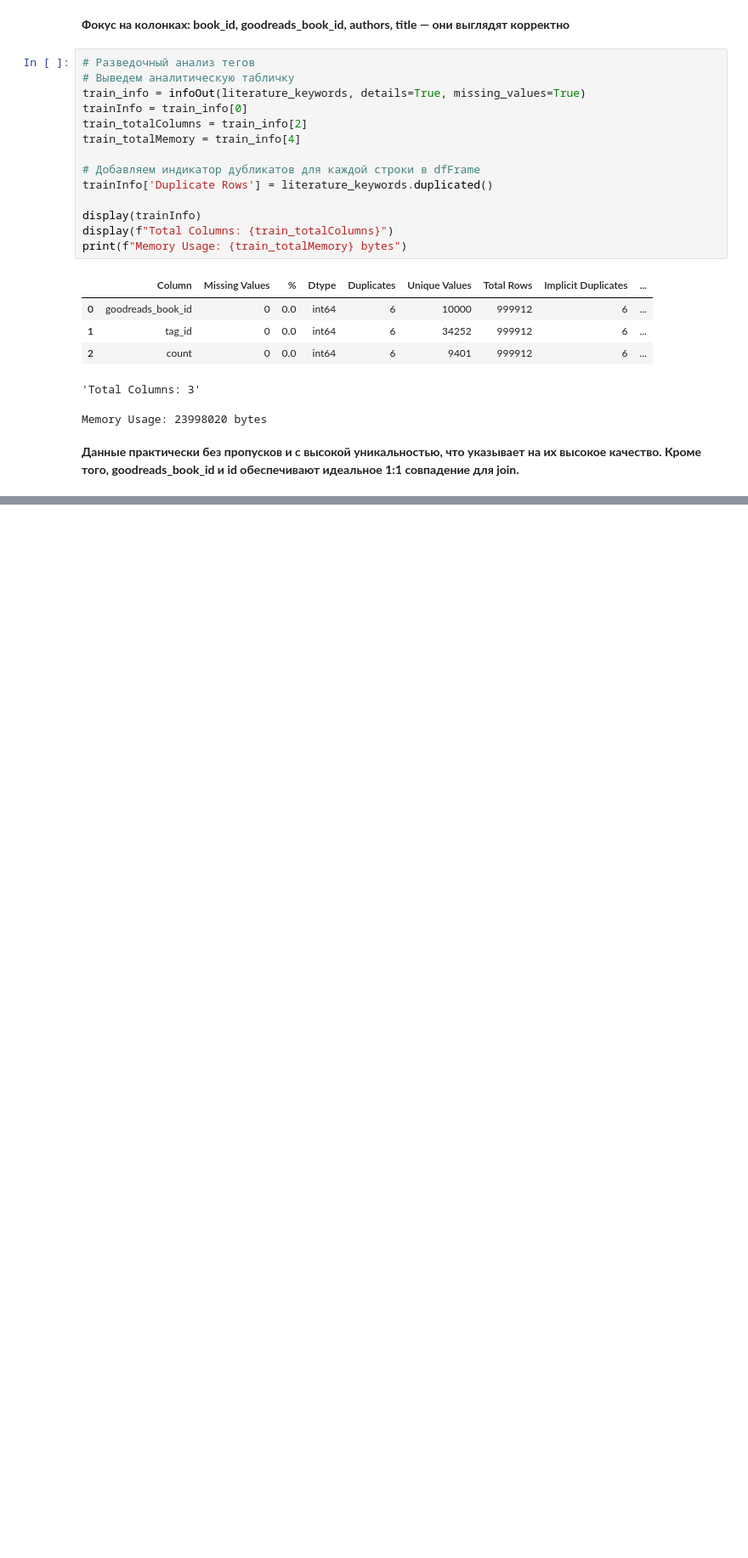
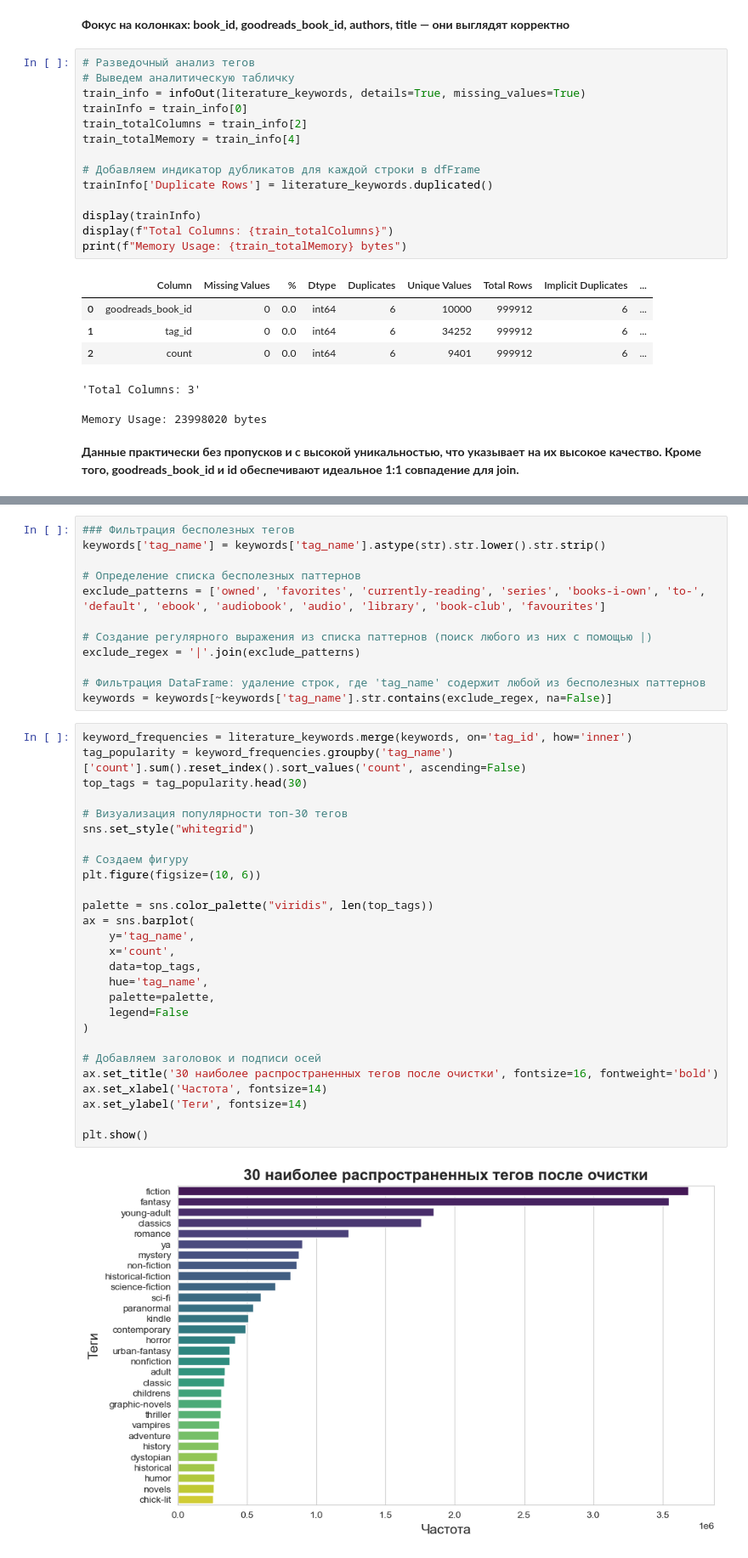
Before and after one commit to dmshipov/home_work_MEPhi, a Jupyter notebook: recommendation_system/HW_1.ipynb, the cells around one changed output, grey strips where cells are left out. Shown: that part at 85% size. Cells and saved outputs as stored; diff of their text form; blank space fills up the shorter version.

```diff
--- a/recommendation_system/HW_1.ipynb
+++ b/recommendation_system/HW_1.ipynb
@@ -281,0 +355,41 @@ Memory Usage: 23998020 bytes
+# %%
+### Фильтрация бесполезных тегов
+keywords['tag_name'] = keywords['tag_name'].astype(str).str.lower().str.strip()
+
+# Определение списка бесполезных паттернов
+exclude_patterns = ['owned', 'favorites', 'currently-reading', 'series', 'books-i-own', 'to-', 'default', 'ebook', 'audiobook', 'audio', 'library', 'book-club', 'favourites']
+
+# Создание регулярного выражения из списка паттернов (поиск любого из них с помощью |)
+exclude_regex = '|'.join(exclude_patterns)
+
+# Фильтрация DataFrame: удаление строк, где 'tag_name' содержит любой из бесполезных паттернов
+keywords = keywords[~keywords['tag_name'].str.contains(exclude_regex, na=False)]
+# %%
+keyword_frequencies = literature_keywords.merge(keywords, on='tag_id', how='inner')
+tag_popularity = keyword_frequencies.groupby('tag_name')['count'].sum().reset_index().sort_values('count', ascending=False)
+top_tags = tag_popularity.head(30)
+
+# Визуализация популярности топ-30 тегов
+sns.set_style("whitegrid")
+
+# Создаем фигуру
+plt.figure(figsize=(10, 6))
+
+palette = sns.color_palette("viridis", len(top_tags))
+ax = sns.barplot(
+    y='tag_name',
+    x='count',
+    data=top_tags,
+    hue='tag_name',
+    palette=palette,
+    legend=False
+)
+
+# Добавляем заголовок и подписи осей
+ax.set_title('30 наиболее распространенных тегов после очистки', fontsize=16, fontweight='bold')
+ax.set_xlabel('Частота', fontsize=14)
+ax.set_ylabel('Теги', fontsize=14)
+
+plt.show()
+# %% [output]
+[figure, added]
```
Also changed, not shown: parts of 15 cells of this notebook, 1 other file.
